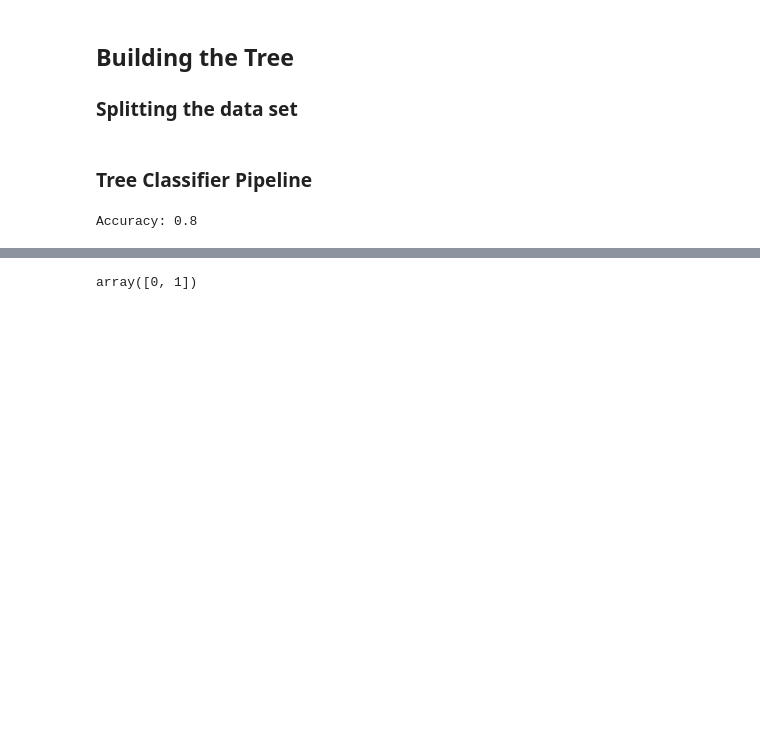
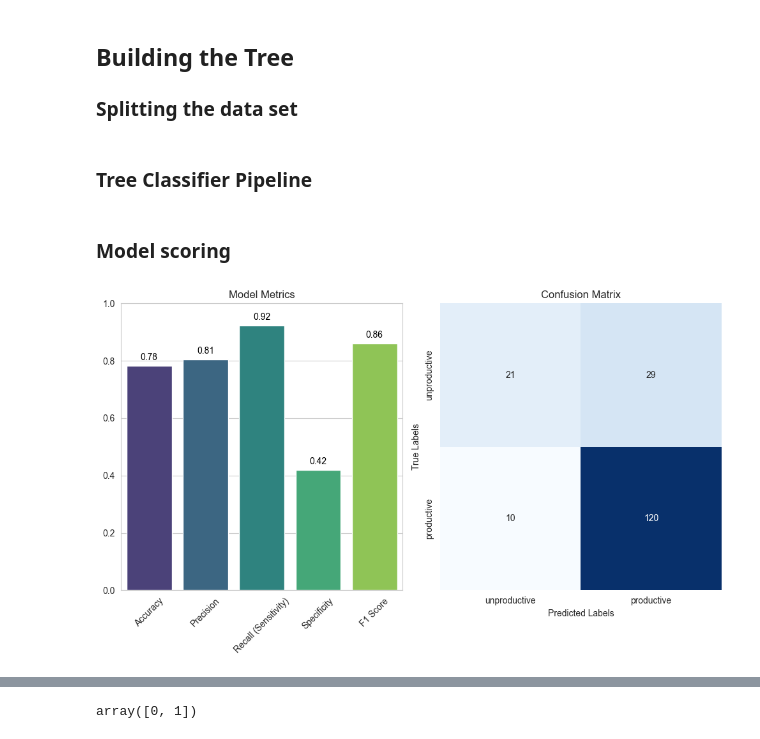
Before and after one commit to SJWallace/Dataquest, a Jupyter notebook: Guided Project - Predicting Employee Producitivty Using Tree Models/main.ipynb, the cells around one changed output, grey strips where cells are left out. Saved outputs shown, nothing was run; the diff lists cells and outputs as text; code cells hidden in the pictures; blank space fills up the shorter version.

```diff
--- a/Guided Project - Predicting Employee Producitivty Using Tree Models/main.ipynb
+++ b/Guided Project - Predicting Employee Producitivty Using Tree Models/main.ipynb
@@ -415,8 +415,8 @@ The pipeline transforms the data as we expect
 X = df.drop('productive', axis=1)
 Y = df['productive']
 
-X_train, X_temp, Y_train, Y_temp = train_test_split(X, Y, test_size=0.3, random_state=42)
-X_val, X_test, Y_val, Y_test = train_test_split(X_temp, Y_temp, test_size=0.5, random_state=42)
+X_train, X_temp, Y_train, Y_temp = train_test_split(X, Y, test_size=0.3, random_state=42, stratify=Y)
+X_val, X_test, Y_val, Y_test = train_test_split(X_temp, Y_temp, test_size=0.5, random_state=42, stratify=Y_temp)
 # %% [markdown]
 ### Tree Classifier Pipeline
 # %%
@@ -426,14 +426,64 @@ tree_pipeline = Pipeline(
 			('tree_model', DecisionTreeClassifier(random_state=42, max_depth=4))
 	]
 )
+# %% [markdown]
+### Model scoring
 # %%
-tree_pipeline.fit(X_train, Y_train)
-y_val_pred = tree_pipeline.predict(X_val)
+from sklearn.metrics import precision_score, recall_score, f1_score, confusion_matrix, accuracy_score
 
-## Note the error is because we're using CustomFunctionTransformers that don't pass the fit arguments correctly.
+def display_model_stats(model, X_train, Y_train, X_val, Y_val):
+    # Fit the model
+    model.fit(X_train, Y_train)
 
-from sklearn.metrics import accuracy_score
+    # Make predictions
+    y_val_pred = model.predict(X_val)
 
-print("Accuracy:", accuracy_score(Y_val, y_val_pred))
+    # Replace numerical labels with categorical ones for better readability
+    Y_val = Y_val.map({0: 'unproductive', 1: 'productive'})
+    y_val_pred = pd.Series(y_val_pred).map({0: 'unproductive', 1: 'productive'})
+
+    # Calculate metrics
+    precision = precision_score(Y_val, y_val_pred, pos_label='productive')
+    recall = recall_score(Y_val, y_val_pred, pos_label='productive')
+    f1 = f1_score(Y_val, y_val_pred, pos_label='productive')
+    accuracy = accuracy_score(Y_val, y_val_pred)
+
+    # Sensitivity is the same as recall (true positive rate)
+    sensitivity = recall
+
+    # Specificity calculation
+    conf_matrix = confusion_matrix(Y_val, y_val_pred, labels=['unproductive', 'productive'])
+    tn, fp, fn, tp = conf_matrix.ravel()
+    specificity = tn / (tn + fp)
+
+    # Display confusion matrix
+    conf_matrix = confusion_matrix(Y_val, y_val_pred, labels=['unproductive', 'productive'])
+
+    # Plotting the metrics
+    plt.figure(figsize=(10, 6))
+
+    # Plot bar chart for metrics with numeric values displayed
+    plt.subplot(1, 2, 1)
+    metrics = ['Accuracy', 'Precision', 'Recall (Sensitivity)', 'Specificity', 'F1 Score']
+    values = [accuracy, precision, sensitivity, specificity, f1]
+    sns.barplot(x=metrics, y=values, hue=metrics, dodge=False, palette="viridis")
+    plt.ylim(0, 1)
+    plt.title("Model Metrics")
+    plt.xticks(rotation=45)
+    for i, v in enumerate(values):
+        plt.text(i, v + 0.02, f"{v:.2f}", color="black", ha="center")  # Add text to display metric values
+
+    # Plot the confusion matrix
+    plt.subplot(1, 2, 2)
+    sns.heatmap(conf_matrix, annot=True, fmt='d', cmap='Blues', cbar=False, xticklabels=['unproductive', 'productive'], yticklabels=['unproductive', 'productive'])
+    plt.xlabel("Predicted Labels")
+    plt.ylabel("True Labels")
+    plt.title("Confusion Matrix")
+
+    plt.tight_layout()
+    plt.show()
+
+# Example usage:
+display_model_stats(tree_pipeline, X_train, Y_train, X_val, Y_val)
 # %% [output]
-Accuracy: 0.8
+[figure, added]
```
Also changed, not shown: parts of 10 cells of this notebook.
